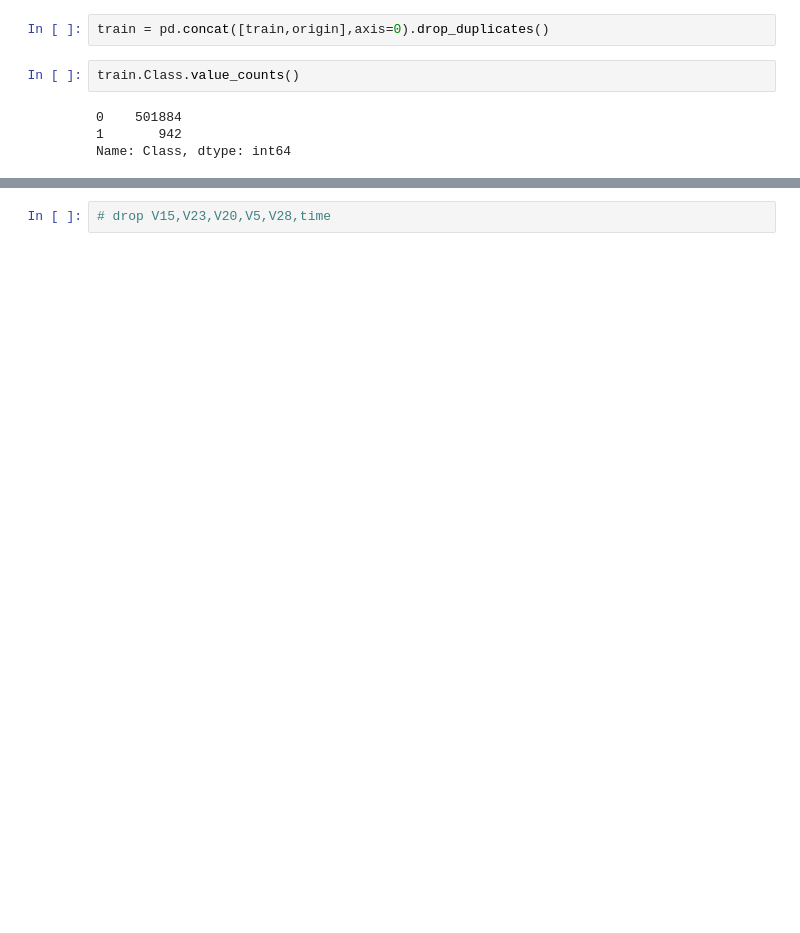
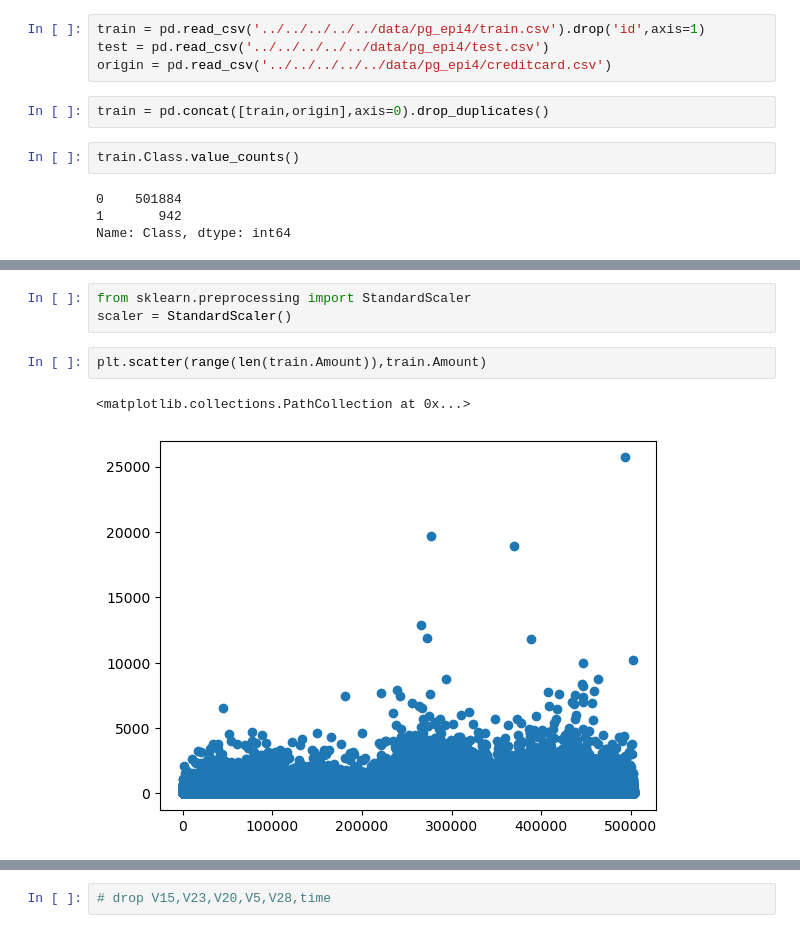
Before and after one commit to jjh0987/MyProject, a Jupyter notebook: pythonProject/kaggle/playground epi4/cat.ipynb, the cells around one changed output, grey strips where cells are left out. Saved outputs shown, nothing was run; the diff lists cells and outputs as text; blank space fills up the shorter version.

```diff
--- a/pythonProject/kaggle/playground epi4/cat.ipynb
+++ b/pythonProject/kaggle/playground epi4/cat.ipynb
@@ -74,3 +35,7 @@ origin
+# %%
+train = pd.read_csv('../../../../../data/pg_epi4/train.csv').drop('id',axis=1)
+test = pd.read_csv('../../../../../data/pg_epi4/test.csv')
+origin = pd.read_csv('../../../../../data/pg_epi4/creditcard.csv')
 # %%
 train = pd.concat([train,origin],axis=0).drop_duplicates()
 # %%
@@ -84 +63,9 @@ train = train.reset_index(drop=True)
+# %%
+from sklearn.preprocessing import StandardScaler
+scaler = StandardScaler()
+# %%
+plt.scatter(range(len(train.Amount)),train.Amount)
+# %% [output]
+<matplotlib.collections.PathCollection at 0x...>
+[figure, added]
 # %%
```
Also changed, not shown: parts of 48 cells of this notebook, 28 other files.
